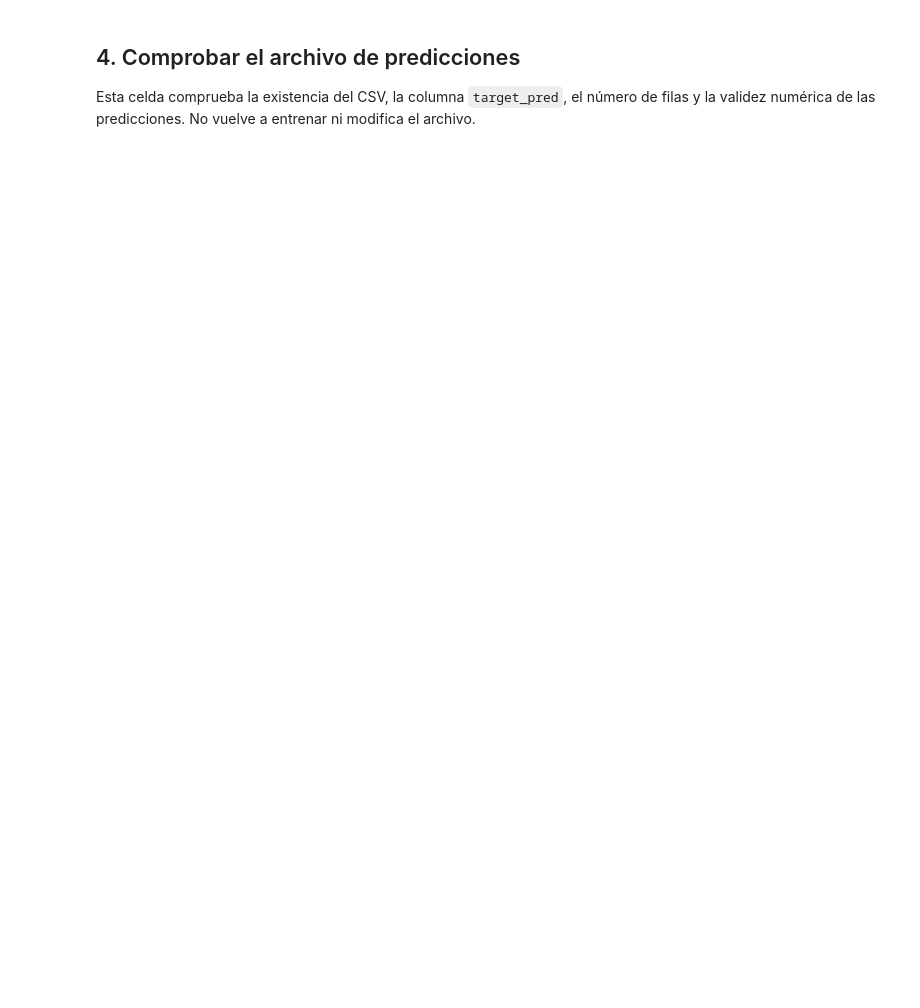
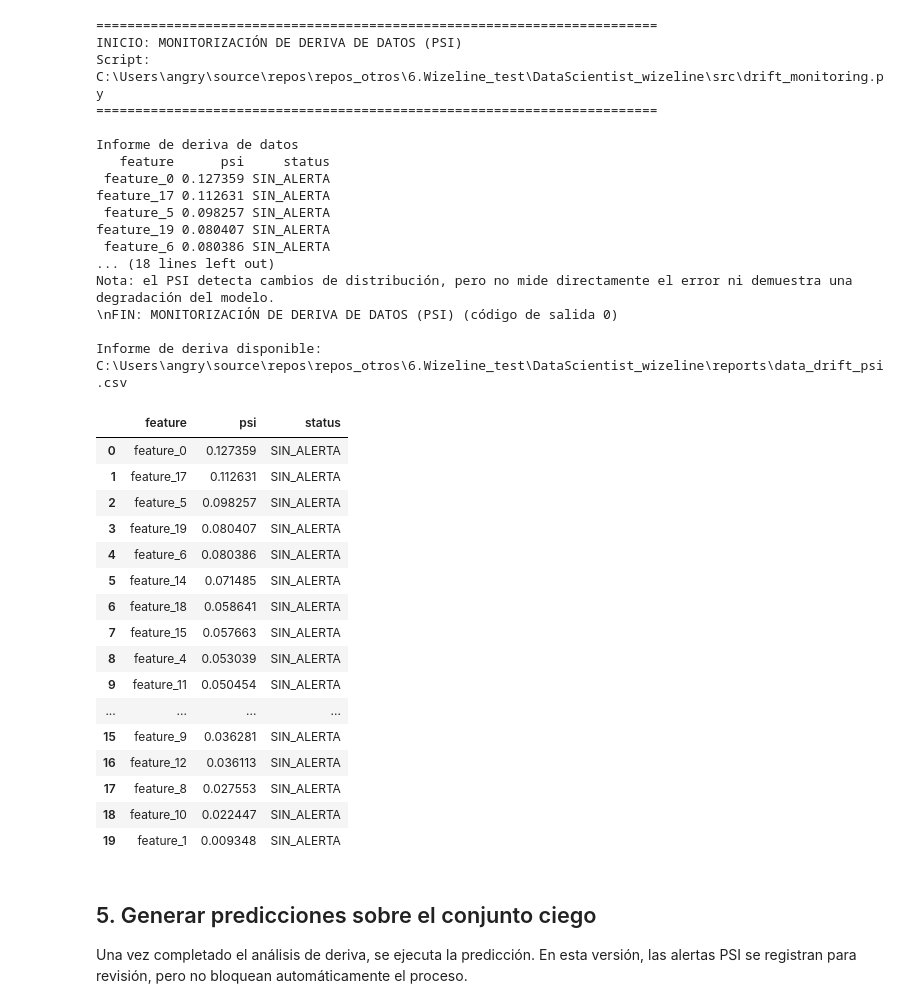
Before and after one commit to jscortesg/DataScientist_wizeline, a Jupyter notebook: orquestador_entrenamiento_prediccion.ipynb, the cells around one changed output. Saved outputs shown, nothing was run; the diff lists cells and outputs as text; code cells hidden in the pictures; blank space fills up the shorter version.

Commit message:
Add synthetic drift and retraining workflow

```diff
--- a/orquestador_entrenamiento_prediccion.ipynb
+++ b/orquestador_entrenamiento_prediccion.ipynb
@@ -14,21 +14,36 @@ import sys
 
 def find_project_root(start: Path) -> Path:
     for candidate in (start, *start.parents):
-        if (candidate / "src" / "train.py").is_file() and (candidate / "src" / "predict.py").is_file():
+        required_files = (
+            candidate / "src" / "train.py",
+            candidate / "src" / "drift_monitoring.py",
+            candidate / "src" / "predict.py",
+            candidate / "src" / "retrain.py",
+        )
+        if all(path.is_file() for path in required_files):
             return candidate
     raise FileNotFoundError(
         "No se encontró la raíz del proyecto. Comprueba que el cuaderno esté dentro de "
-        "DataScientist_wizeline y que exista src/train.py y src/predict.py."
+        "la carpeta indicada y que existan src/train.py, "
+        "src/drift_monitoring.py, src/predict.py y src/retrain.py."
     )
 
 PROJECT_ROOT = find_project_root(Path.cwd().resolve())
 TRAIN_SCRIPT = PROJECT_ROOT / "src" / "train.py"
+DRIFT_SCRIPT = PROJECT_ROOT / "src" / "drift_monitoring.py"
 PREDICT_SCRIPT = PROJECT_ROOT / "src" / "predict.py"
+RETRAIN_SCRIPT = PROJECT_ROOT / "src" / "retrain.py"
+NEW_LABELED_PATH = PROJECT_ROOT / "data" / "new_labeled_data.csv"
+RETRAIN_EVALUATION_PATH = PROJECT_ROOT / "data" / "retraining_evaluation.csv"
+RETRAIN_DRIFT_REPORT_PATH = PROJECT_ROOT / "reports" / "retraining_drift_psi.csv"
+RETRAIN_COMPARISON_PATH = PROJECT_ROOT / "reports" / "retraining_comparison.csv"
 PREDICTIONS_PATH = PROJECT_ROOT / "outputs" / "blind_test_predictions.csv"
+DRIFT_REPORT_PATH = PROJECT_ROOT / "reports" / "data_drift_psi.csv"
 
 print(f"Raíz del proyecto: {PROJECT_ROOT}")
 print(f"Intérprete de Python: {sys.executable}")
 print(f"Script de entrenamiento: {TRAIN_SCRIPT}")
+print(f"Script de monitorización: {DRIFT_SCRIPT}")
 print(f"Script de predicción: {PREDICT_SCRIPT}")
 # %% [output]
 Raíz del proyecto: C:\Users\angry\source\repos\repos_otros\6.Wizeline_test\DataScientist_wizeline
@@ -45,7 +61,11 @@ Para evitar problemas de acentuación en Windows, los procesos hijos fuerzan UTF
 import subprocess
 import os
 
-def run_script(script_path: Path, stage_name: str) -> None:
+def run_script(
+    script_path: Path,
+    stage_name: str,
+    args: list[str] | None = None,
+) -> None:
     if not script_path.is_file():
         raise FileNotFoundError(f"No se encontró el script: {script_path}")
 
@@ -61,7 +81,7 @@ def run_script(script_path: Path, stage_name: str) -> None:
     process_env["PYTHONIOENCODING"] = "utf-8"
 
     process = subprocess.Popen(
-        [sys.executable, "-u", str(script_path)],
+        [sys.executable, "-u", str(script_path), *(args or [])],
         cwd=PROJECT_ROOT,
         stdout=subprocess.PIPE,
         stderr=subprocess.STDOUT,
@@ -115,4 +138,52 @@ Archivo de predicciones esperado: C:\Users\angry\source\repos\repos_otros\6.Wize
+# %%
+import pandas as pd
+
+run_script(DRIFT_SCRIPT, "MONITORIZACIÓN DE DERIVA DE DATOS (PSI)")
+
+if not DRIFT_REPORT_PATH.is_file():
+    raise FileNotFoundError(
+        f"No se generó el informe de deriva esperado: {DRIFT_REPORT_PATH}"
+    )
+
+drift_df = pd.read_csv(DRIFT_REPORT_PATH)
+print(f"\nInforme de deriva disponible: {DRIFT_REPORT_PATH}")
+display(drift_df)
+# %% [output]
+========================================================================
+INICIO: MONITORIZACIÓN DE DERIVA DE DATOS (PSI)
+Script: C:\Users\angry\source\repos\repos_otros\6.Wizeline_test\DataScientist_wizeline\src\drift_monitoring.py
+========================================================================
+
+Informe de deriva de datos
+   feature      psi     status
+ feature_0 0.127359 SIN_ALERTA
+feature_17 0.112631 SIN_ALERTA
+ feature_5 0.098257 SIN_ALERTA
+feature_19 0.080407 SIN_ALERTA
+ feature_6 0.080386 SIN_ALERTA
+... (18 lines left out)
+Nota: el PSI detecta cambios de distribución, pero no mide directamente el error ni demuestra una degradación del modelo.
+\nFIN: MONITORIZACIÓN DE DERIVA DE DATOS (PSI) (código de salida 0)
+
+Informe de deriva disponible: C:\Users\angry\source\repos\repos_otros\6.Wizeline_test\DataScientist_wizeline\reports\data_drift_psi.csv
+|  | feature | psi | status |
+| 0 | feature_0 | 0.127359 | SIN_ALERTA |
+| 1 | feature_17 | 0.112631 | SIN_ALERTA |
+| 2 | feature_5 | 0.098257 | SIN_ALERTA |
+| 3 | feature_19 | 0.080407 | SIN_ALERTA |
+| 4 | feature_6 | 0.080386 | SIN_ALERTA |
+| 5 | feature_14 | 0.071485 | SIN_ALERTA |
+| 6 | feature_18 | 0.058641 | SIN_ALERTA |
+| 7 | feature_15 | 0.057663 | SIN_ALERTA |
+| 8 | feature_4 | 0.053039 | SIN_ALERTA |
+| 9 | feature_11 | 0.050454 | SIN_ALERTA |
+| ... | ... | ... | ... |
+| 15 | feature_9 | 0.036281 | SIN_ALERTA |
+| 16 | feature_12 | 0.036113 | SIN_ALERTA |
+| 17 | feature_8 | 0.027553 | SIN_ALERTA |
+| 18 | feature_10 | 0.022447 | SIN_ALERTA |
+| 19 | feature_1 | 0.009348 | SIN_ALERTA |
 # %% [markdown]
-## 4. Comprobar el archivo de predicciones
+## 5. Generar predicciones sobre el conjunto ciego
 
-Esta celda comprueba la existencia del CSV, la columna `target_pred`, el número de filas y la validez numérica de las predicciones. No vuelve a entrenar ni modifica el archivo.
+Una vez completado el análisis de deriva, se ejecuta la predicción. En esta versión, las alertas PSI se registran para revisión, pero no bloquean automáticamente el proceso.
```
Also changed, not shown: parts of 15 cells of this notebook, 5 other files.
